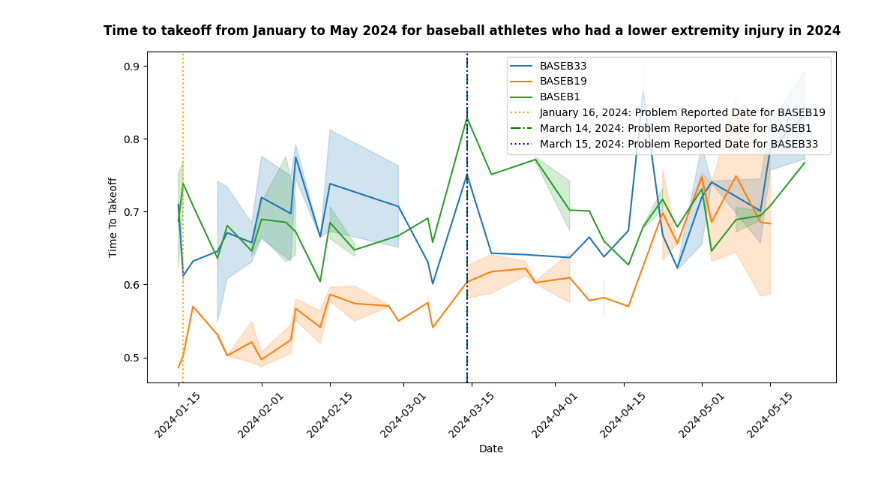
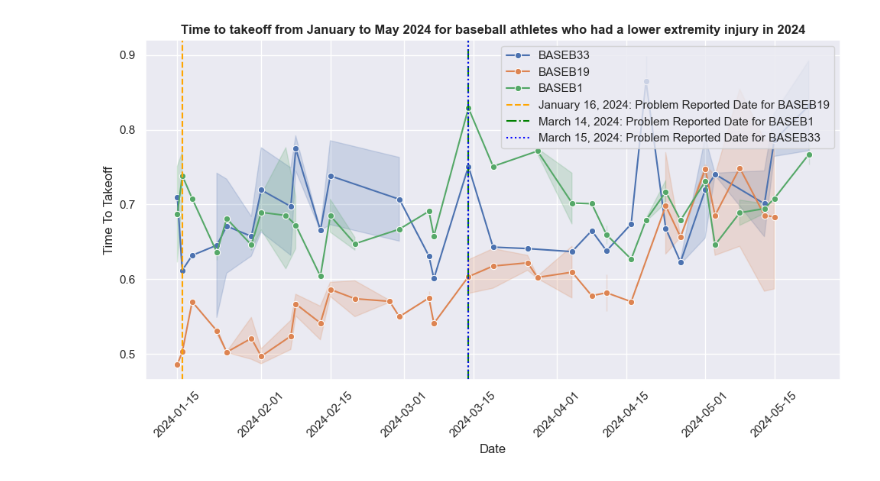
Before and after one commit to bachnguyen234/da301-isaac-athletics, a Jupyter notebook: bach_main_file.ipynb, the cells around one changed output. Drawn from its saved outputs; the diff is of its cells as text; code cells hidden in the pictures.

```diff
--- a/bach_main_file.ipynb
+++ b/bach_main_file.ipynb
@@ -8,6 +8,9 @@ import matplotlib.pyplot as plt
 import re
 from datetime import datetime
 import matplotlib.dates as mdates
+import plotly.express as px
+import plotly.graph_objects as go
+sns.set()
 # %%
 # Importing the dataset
 datadir = "data/tidy_data"
@@ -232,16 +138,16 @@ df_injuries.loc[df_injuries["Code"] == "BASEB1"]
 # %%
 #Plotting
 plt.figure(figsize=(10, 6))
-sns.lineplot(x='Date', y='Time To Takeoff', data=lower_extremity_baseball_2024, hue='Code')
-plt.suptitle('Time to takeoff from January to May 2024 for baseball athletes who had a lower extremity injury in 2024', fontweight = "bold")
+sns.lineplot(x='Date', y='Time To Takeoff', data=lower_extremity_baseball_2024, hue='Code', marker = "o")
+plt.title('Time to takeoff from January to May 2024 for baseball athletes who had a lower extremity injury in 2024', fontweight = "bold")
 plt.xticks(rotation = 45)
 
-plt.axvline(pd.to_datetime("2024-01-16"), color='orange', linestyle=':', label='January 16, 2024: Problem Reported Date for BASEB19')
+plt.axvline(pd.to_datetime("2024-01-16"), color='orange', linestyle='--', label='January 16, 2024: Problem Reported Date for BASEB19')
 plt.axvline(pd.to_datetime("2024-03-14"), color='green', linestyle='-.', label='March 14, 2024: Problem Reported Date for BASEB1')
 plt.axvline(pd.to_datetime("2024-03-14"), color='blue', linestyle=':', label='March 15, 2024: Problem Reported Date for BASEB33')
 
 plt.legend()
 plt.tight_layout()
 plt.show()
 # %% [output]
-[figure, old version]
+[figure, new version]
```
Also changed, not shown: parts of 20 cells of this notebook, 3 other files.
